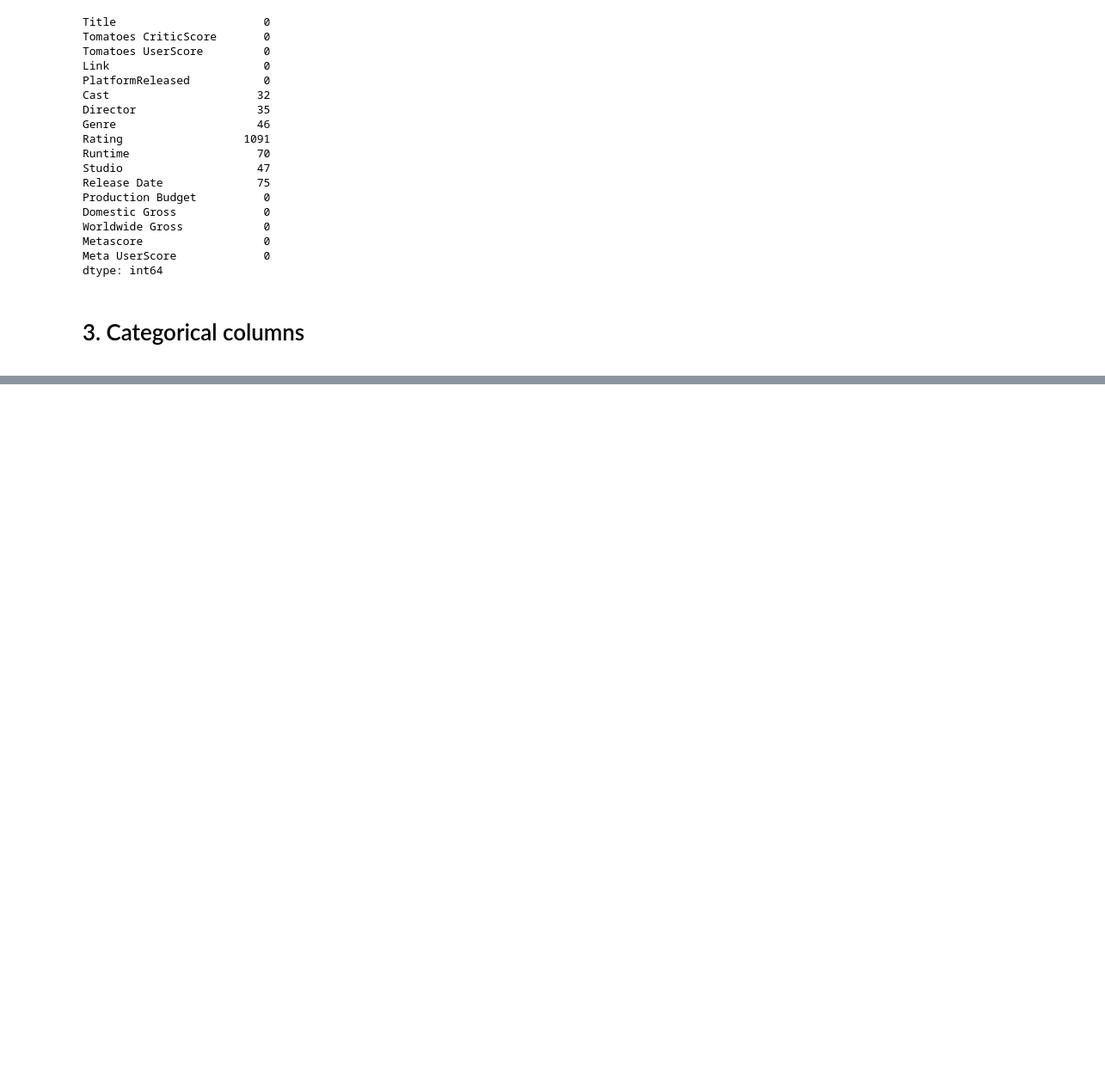
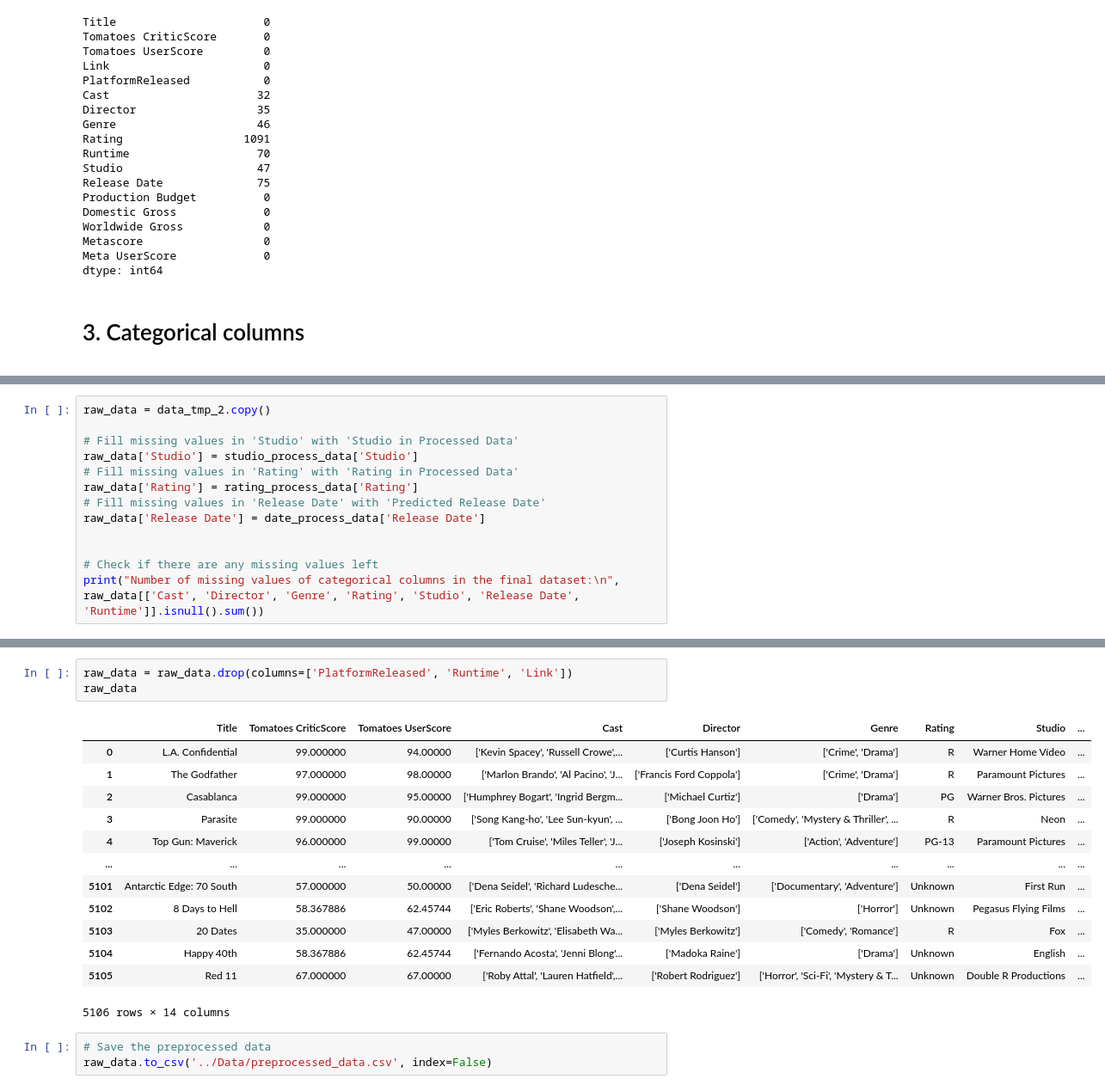
Before and after one commit to truongthuankiet1990gmailcom/Intro2DS---HCMUS---2024, a Jupyter notebook: Data_Preprocessing/Data_Preprocessing.ipynb, the cells around one changed output, grey strips where cells are left out. Shown at 86% size. Cells and saved outputs as stored; diff of their text form; blank space fills up the shorter version.

```diff
--- a/Data_Preprocessing/Data_Preprocessing.ipynb
+++ b/Data_Preprocessing/Data_Preprocessing.ipynb
@@ -68,0 +726,13 @@ dtype: int64
+# %%
+raw_data = data_tmp_2.copy()
+
+# Fill missing values in 'Studio' with 'Studio in Processed Data'
+raw_data['Studio'] = studio_process_data['Studio']
+# Fill missing values in 'Rating' with 'Rating in Processed Data'
+raw_data['Rating'] = rating_process_data['Rating']
+# Fill missing values in 'Release Date' with 'Predicted Release Date'
+raw_data['Release Date'] = date_process_data['Release Date']
+
+
+# Check if there are any missing values left
+print("Number of missing values of categorical columns in the final dataset:\n", raw_data[['Cast', 'Director', 'Genre', 'Rating', 'Studio', 'Release Date', 'Runtime']].isnull().sum())
@@ -68,0 +755,20 @@ dtype: int64
+# %%
+raw_data = raw_data.drop(columns=['PlatformReleased', 'Runtime', 'Link'])
+raw_data
+# %% [output]
+|  | Title | Tomatoes CriticScore | Tomatoes UserScore | Cast | Director | Genre | Rating | Studio | ... |
+| 0 | L.A. Confidential | 99.000000 | 94.00000 | ['Kevin Spacey', 'Russell Crowe',... | ['Curtis Hanson'] | ['Crime', 'Drama'] | R | Warner Home Vídeo | ... |
+| 1 | The Godfather | 97.000000 | 98.00000 | ['Marlon Brando', 'Al Pacino', 'J... | ['Francis Ford Coppola'] | ['Crime', 'Drama'] | R | Paramount Pictures | ... |
+| 2 | Casablanca | 99.000000 | 95.00000 | ['Humphrey Bogart', 'Ingrid Bergm... | ['Michael Curtiz'] | ['Drama'] | PG | Warner Bros. Pictures | ... |
+| 3 | Parasite | 99.000000 | 90.00000 | ['Song Kang-ho', 'Lee Sun-kyun', ... | ['Bong Joon Ho'] | ['Comedy', 'Mystery & Thriller', ... | R | Neon | ... |
+| 4 | Top Gun: Maverick | 96.000000 | 99.00000 | ['Tom Cruise', 'Miles Teller', 'J... | ['Joseph Kosinski'] | ['Action', 'Adventure'] | PG-13 | Paramount Pictures | ... |
+| ... | ... | ... | ... | ... | ... | ... | ... | ... | ... |
+| 5101 | Antarctic Edge: 70 South | 57.000000 | 50.00000 | ['Dena Seidel', 'Richard Ludesche... | ['Dena Seidel'] | ['Documentary', 'Adventure'] | Unknown | First Run | ... |
+| 5102 | 8 Days to Hell | 58.367886 | 62.45744 | ['Eric Roberts', 'Shane Woodson',... | ['Shane Woodson'] | ['Horror'] | Unknown | Pegasus Flying Films | ... |
+| 5103 | 20 Dates | 35.000000 | 47.00000 | ['Myles Berkowitz', 'Elisabeth Wa... | ['Myles Berkowitz'] | ['Comedy', 'Romance'] | R | Fox | ... |
+| 5104 | Happy 40th | 58.367886 | 62.45744 | ['Fernando Acosta', 'Jenni Blong'... | ['Madoka Raine'] | ['Drama'] | Unknown | English | ... |
+| 5105 | Red 11 | 67.000000 | 67.00000 | ['Roby Attal', 'Lauren Hatfield',... | ['Robert Rodriguez'] | ['Horror', 'Sci-Fi', 'Mystery & T... | Unknown | Double R Productions | ... |
+5106 rows × 14 columns
+# %%
+# Save the preprocessed data
+raw_data.to_csv('../Data/preprocessed_data.csv', index=False)
```
Also changed, not shown: parts of 21 cells of this notebook, 3 other files.
